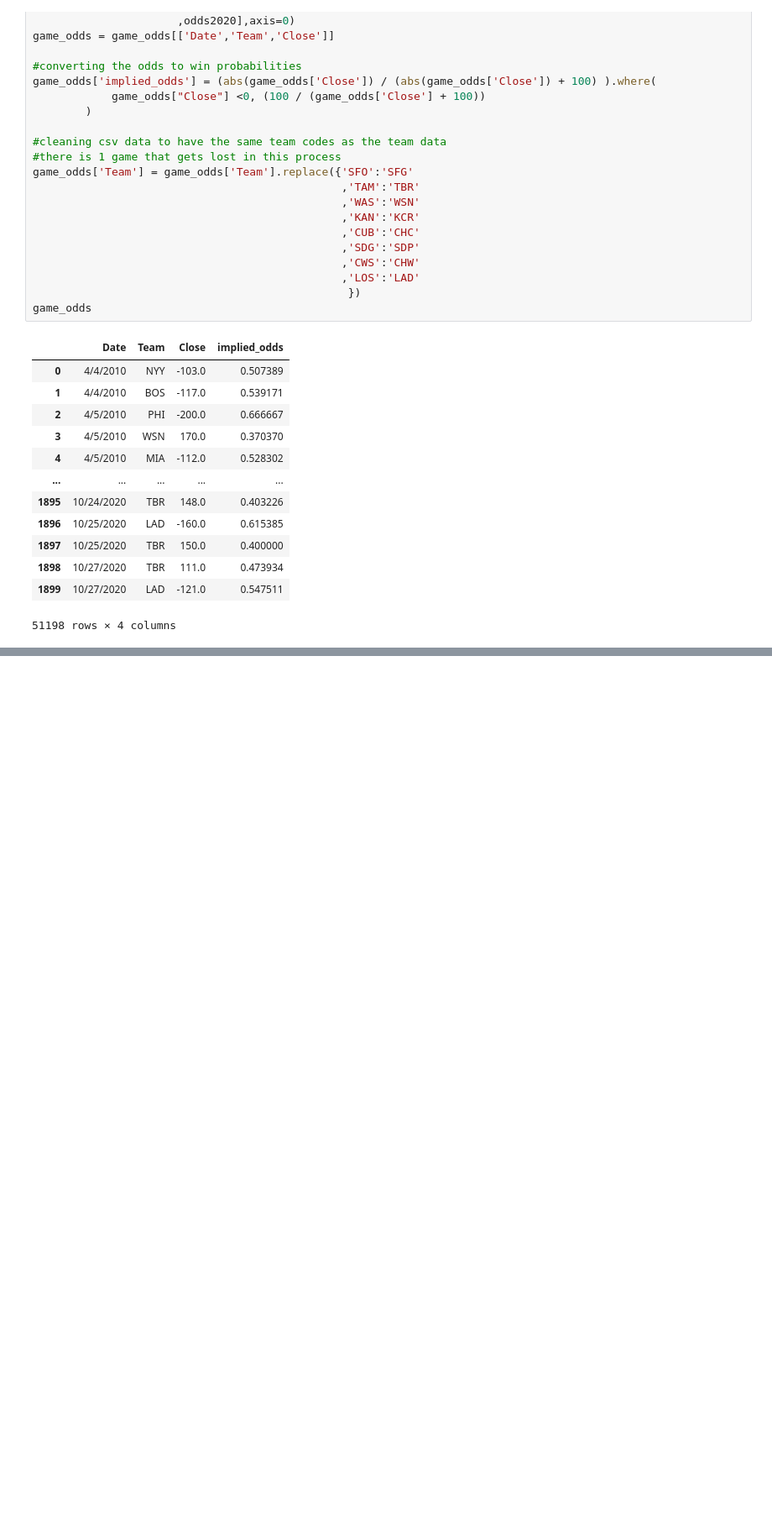
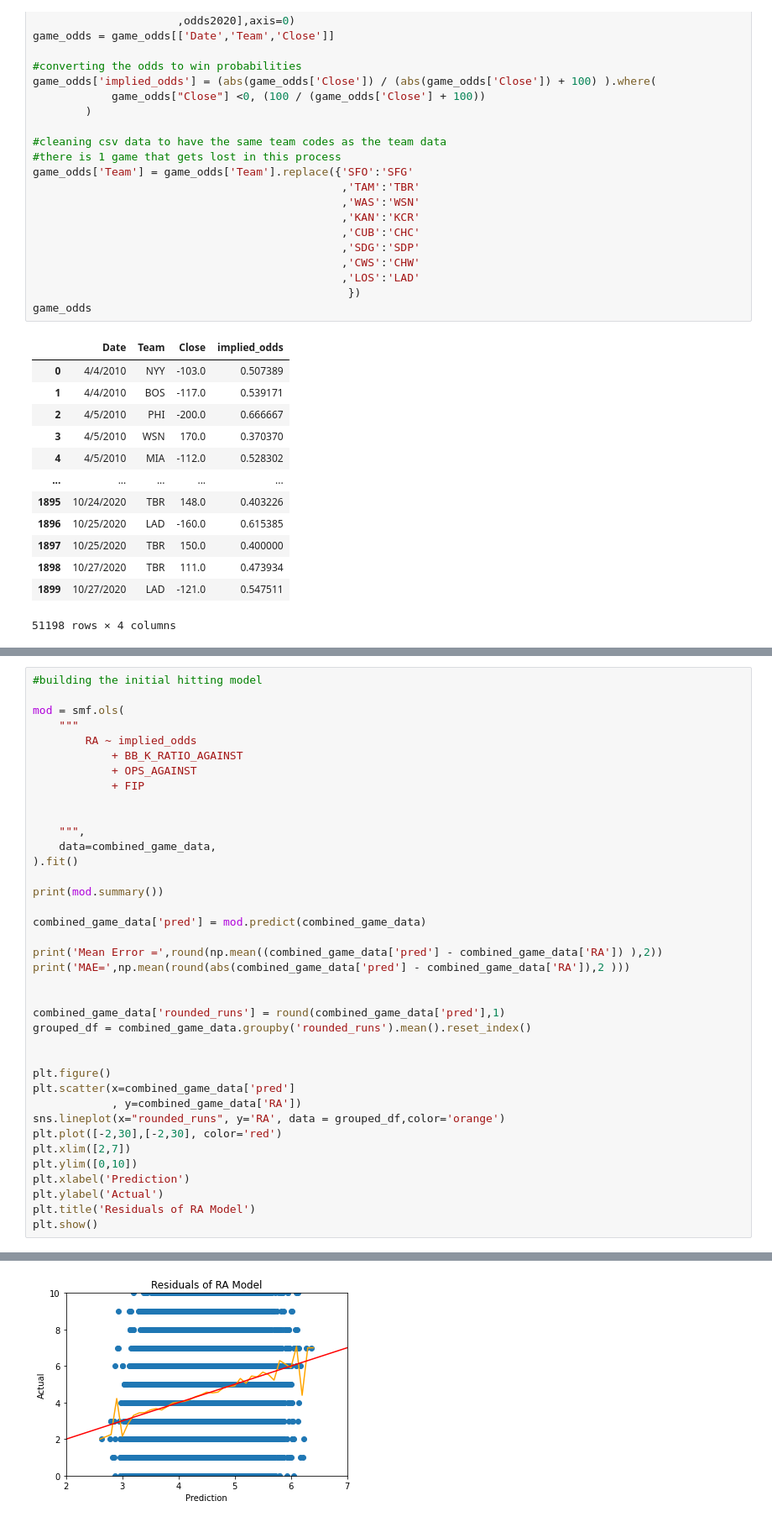
Before and after one commit to andrewgreenconvoy/betting-analysis-regarding-baseball, a Jupyter notebook: First Predictive Model with Lines.ipynb, the cells around one changed output, grey strips where cells are left out. Shown at 84% size. Saved outputs shown, nothing was run; the diff lists cells and outputs as text; blank space fills up the shorter version.

```diff
--- a/First Predictive Model with Lines.ipynb
+++ b/First Predictive Model with Lines.ipynb
@@ -154,0 +475,39 @@ game_odds
+# %%
+#building the initial hitting model
+
+mod = smf.ols(
+    """
+        RA ~ implied_odds
+            + BB_K_RATIO_AGAINST
+            + OPS_AGAINST
+            + FIP
+
+
+    """,
+    data=combined_game_data,
+).fit()
+
+print(mod.summary())
+
+combined_game_data['pred'] = mod.predict(combined_game_data)
+
+print('Mean Error =',round(np.mean((combined_game_data['pred'] - combined_game_data['RA']) ),2))
+print('MAE=',np.mean(round(abs(combined_game_data['pred'] - combined_game_data['RA']),2 )))
+
+
+combined_game_data['rounded_runs'] = round(combined_game_data['pred'],1)
+grouped_df = combined_game_data.groupby('rounded_runs').mean().reset_index()
+
+
+plt.figure()
+plt.scatter(x=combined_game_data['pred']
+            , y=combined_game_data['RA'])
+sns.lineplot(x="rounded_runs", y='RA', data = grouped_df,color='orange')
+plt.plot([-2,30],[-2,30], color='red')
+plt.xlim([2,7])
+plt.ylim([0,10])
+plt.xlabel('Prediction')
+plt.ylabel('Actual')
+plt.title('Residuals of RA Model')
+plt.show()
+# %% [output]
@@ -154,0 +531 @@ game_odds
+[figure, added]
```
Also changed, not shown: parts of 27 cells of this notebook.
